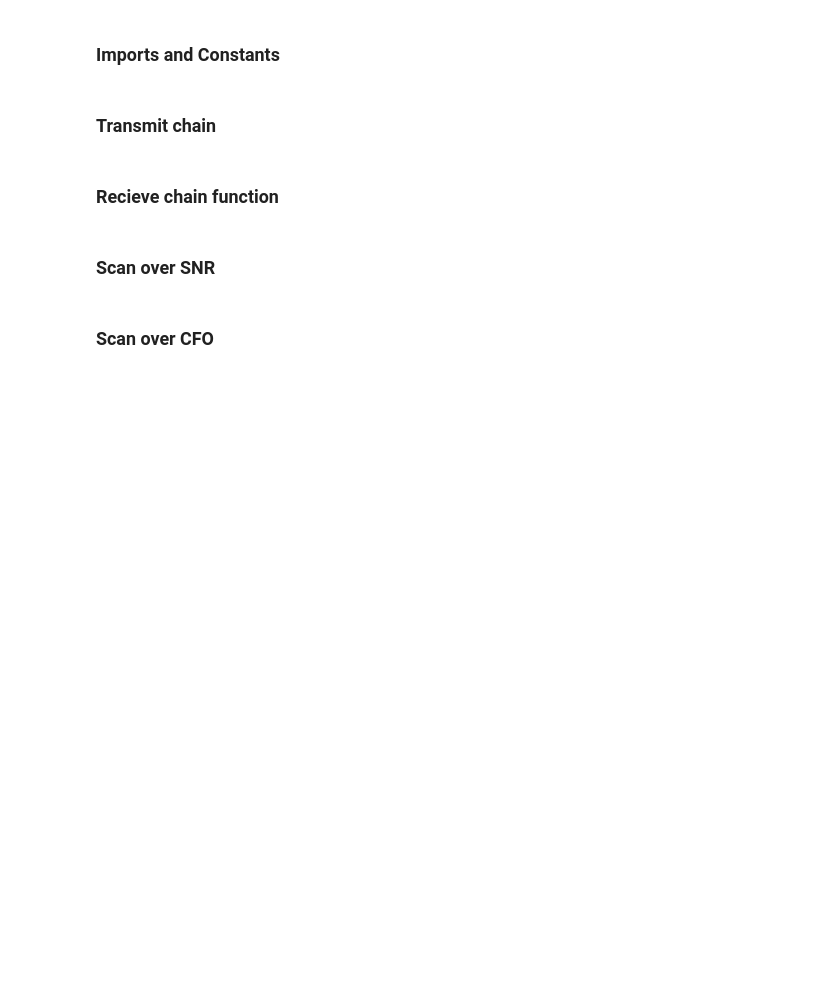
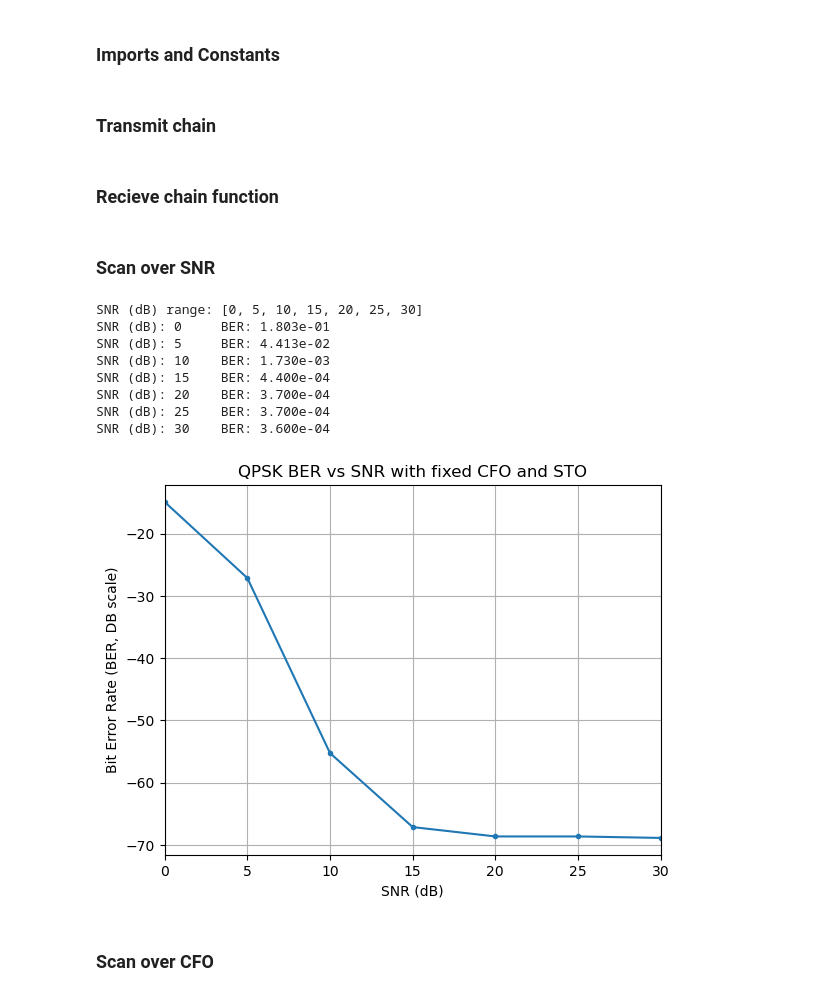
Before and after one commit to cddelong6626/sdr-notebooks, a Jupyter notebook: notebooks/qpsk_benchmarking.ipynb, the cells around one changed output. Cells and saved outputs as stored; diff of their text form; code cells hidden in the pictures; blank space fills up the shorter version.

```diff
--- a/notebooks/qpsk_benchmarking.ipynb
+++ b/notebooks/qpsk_benchmarking.ipynb
@@ -40,8 +40,7 @@ def receive_chain(sig_rx, sps=SPS, n_rrc_taps=N_RRC_TAPS):
     sig_matched = pu.dsp.rrc_filter(sig_rx, N_RRC_TAPS, SPS)
 
     # Timing recovery
-    stc = pu.timing_recovery.GardnerSymbolTimingCorrector()
-    symbols_sampled = stc.process(sig_matched)
+    symbols_sampled = pu.timing_recovery.GardnerSymbolTimingCorrector().process(sig_matched)
 
     # Carrier recovery
     loop_bw = 1/20
@@ -56,30 +55,44 @@ def receive_chain(sig_rx, sps=SPS, n_rrc_taps=N_RRC_TAPS):
 # %% [markdown]
 ### Scan over SNR
 # %%
-# BER vs SNR with CFO and STO
+# BER vs SNR with fixed CFO and STO
 
 snr_db_range = range(0, 31, 5)
-ber_values = []
+print(f"SNR (dB) range: {list(snr_db_range)}")
 
-# Pass through channel with CFO and STO
+# Constant CFO and STO
 CFO_PCT = 0.03  # 3% CFO
 STO = 0.3  # fractional symbol offset
-sig_chan = pu.channel.apply_cfo(sig_tx, CFO_PCT)
+
+sig_chan = sig_tx
+sig_chan = pu.channel.apply_cfo(sig_chan, CFO_PCT)
 sig_chan = pu.channel.apply_sto(sig_chan, STO)
 
 # Scan over SNR values
-for SNR_DB in snr_db_range:
-    sig_chan_awgn = pu.channel.apply_awgn(sig_chan, SNR_DB)
+ber_values = []
+for snr_db in snr_db_range:
+    sig_chan_awgn = pu.channel.apply_awgn(sig_chan, snr_db)
 
     bits_rx = receive_chain(sig_chan_awgn)
     ber = np.sum(bits_tx != bits_rx) / N_BITS
     ber_values.append(ber)
+    print(f'SNR (dB): {snr_db}\tBER: {ber:.3e}')
 
 # Plot results
 _ = vz.plot_signal(ber_values, x=snr_db_range,
-    title="QPSK BER vs SNR with CFO and STO",
+    title="QPSK BER vs SNR with fixed CFO and STO",
     xlabel="SNR (dB)",
     ylabel="Bit Error Rate (BER, DB scale)",
     db=True,)
+# %% [output]
+SNR (dB) range: [0, 5, 10, 15, 20, 25, 30]
+SNR (dB): 0     BER: 1.803e-01
+SNR (dB): 5     BER: 4.413e-02
+SNR (dB): 10    BER: 1.730e-03
+SNR (dB): 15    BER: 4.400e-04
+SNR (dB): 20    BER: 3.700e-04
+SNR (dB): 25    BER: 3.700e-04
+SNR (dB): 30    BER: 3.600e-04
+[figure, added]
 # %% [markdown]
 ### Scan over CFO
```
Also changed, not shown: parts of 4 cells of this notebook, 14 other files.
